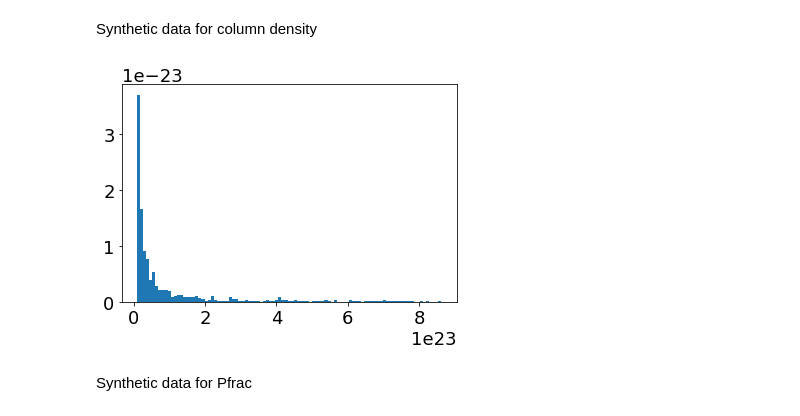
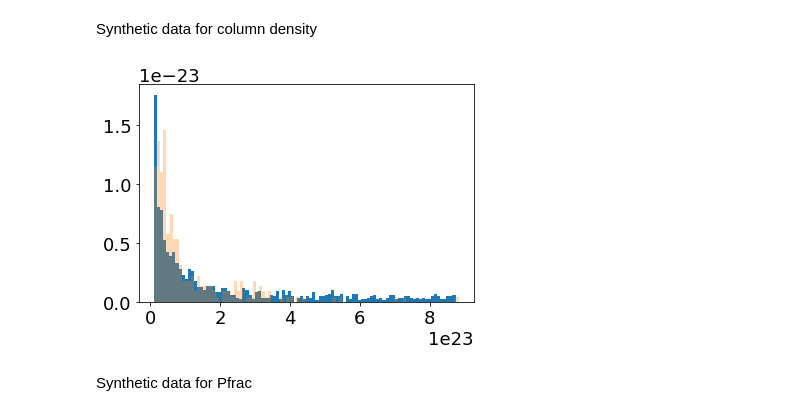
Before and after one commit to Siddharth3-14/Internship-MIT, a Jupyter notebook: bootstrap.ipynb, the cells around one changed output. Cells and saved outputs as stored; diff of their text form; code cells hidden in the pictures.

```diff
--- a/bootstrap.ipynb
+++ b/bootstrap.ipynb
@@ -218,8 +341,9 @@ def hist_plot(array,delt):
     amax = np.nanmax(array)
     amin = np.nanmin(array)
     abin = np.linspace(amin,amax,delt)
-    plt.figure()
-    plt.hist(array,abin,density=True)
+    # plt.figure()
+    # plt.hist(array,abin,density=True)
+    return array,abin
 
 
 def gauss_fit(array,delt):
@@ -268,38 +390,40 @@ def rndm(a, b, g, size=1):
     """Power-law gen for pdf(x)\propto x^{g-1} for a<=x<=b"""
     r = np.random.random(size=size)
     ag, bg = a**g, b**g
     return (ag + (bg - ag)*r)**(1./g)
 
 def powerlaw(x,*p):
     a,power = p
     return a*(x**(-1*power))
 
 def syn_error(x):
     return np.random.normal(0,x*0.3,x.shape[0])
 
 nh2_array = BlankedMapColumnDensity.data.flatten()
 nh2_array_ind = nh2_array.copy()
 nh2_array_ind = nh2_array_ind[::4]
 array_min = np.nanmin(nh2_array_ind)
 nh2_array_ind = nh2_array_ind
 
 nh2_min = np.nanmin(nh2_array_ind)
 nh2_max = np.nanmax(nh2_array_ind)
 nh2_bins = np.linspace(nh2_min,nh2_max, 100)
 
 hist, bin_edges = np.histogram(nh2_array_ind,nh2_bins)
 temp_alpha = 1 + 1/(np.nanmean(np.log(nh2_array_ind/(np.nanmin(nh2_array_ind)))))
-alpha = temp_alpha*0.85
+alpha = temp_alpha*0.65
 syn_nh2_temp = rndm(nh2_min,nh2_max, g=(-1*alpha+1), size=syn_s_temp.shape[0])
 syn_nh2_error = syn_error(syn_nh2_temp)
 
+plt.figure()
+syn,syn_bin = hist_plot(syn_nh2_temp,100)
+nh2,nh2_bin = hist_plot(nh2_array_ind,100)
+plt.hist(syn,syn_bin,density=True)
+plt.hist(nh2,nh2_bin,density=True,alpha=0.3)
 
-
-hist_plot(syn_nh2_temp,100)
-# hist_plot(nh2_array_ind,100)
 plt.show()
 # %% [output]
-[figure, old version]
+[figure, new version]
 # %% [markdown]
 Synthetic data for Pfrac
 # %%
```
Also changed, not shown: parts of 9 cells of this notebook, 1 other file.
